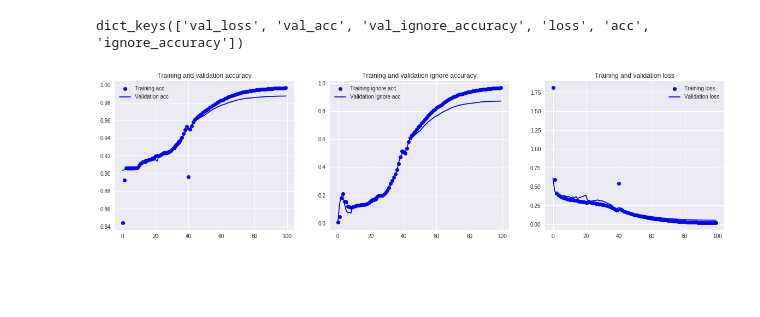
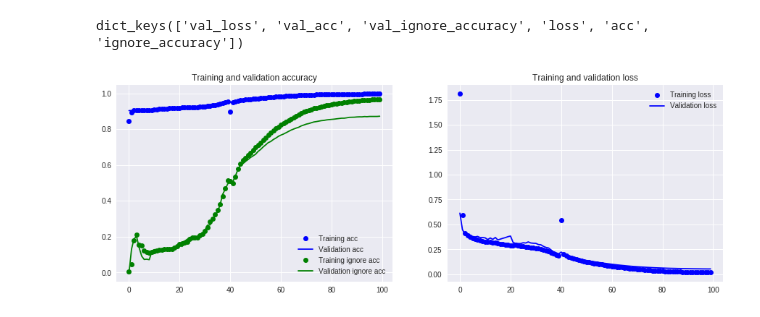
Before and after one commit to dmollaaliod/comp348-2019, a Jupyter notebook: lectures/W05L1-3-Tagging.ipynb, the cells around one changed output. Drawn from its saved outputs; the diff is of its cells as text; code cells hidden in the pictures; blank space fills up the shorter version.

```diff
--- a/lectures/W05L1-3-Tagging.ipynb
+++ b/lectures/W05L1-3-Tagging.ipynb
@@ -423,35 +423,31 @@ dict_keys(['val_loss', 'val_acc', 'val_ignore_accuracy', 'loss', 'acc', 'ignore_
 # %%
 %matplotlib inline
 from matplotlib import pyplot as plt
-plt.rcParams['figure.figsize'] = [20, 5]
+plt.rcParams['figure.figsize'] = [15, 5]
 
 acc = history.history['acc']
 val_acc = history.history['val_acc']
 ignore_acc = history.history['ignore_accuracy']
 val_ignore_acc = history.history['val_ignore_accuracy']
 loss = history.history['loss']
 val_loss = history.history['val_loss']
 
 epochs = range(len(acc))
 
-plt.subplot(131)
+plt.subplot(121)
 plt.plot(epochs, acc, 'bo', label='Training acc')
 plt.plot(epochs, val_acc, 'b', label='Validation acc')
+plt.plot(epochs, ignore_acc, 'go', label='Training ignore acc')
+plt.plot(epochs, val_ignore_acc, 'g', label='Validation ignore acc')
 plt.title('Training and validation accuracy')
 plt.legend()
 
-plt.subplot(132)
-plt.plot(epochs, ignore_acc, 'bo', label='Training ignore acc')
-plt.plot(epochs, val_ignore_acc, 'b', label='Validation ignore acc')
-plt.title('Training and validation ignore accuracy')
-plt.legend()
-
-plt.subplot(133)
+plt.subplot(122)
 plt.plot(epochs, loss, 'bo', label='Training loss')
 plt.plot(epochs, val_loss, 'b', label='Validation loss')
 plt.title('Training and validation loss')
 plt.legend()
 
 plt.show()
 # %% [output]
-[figure, old version]
+[figure, new version]
```
